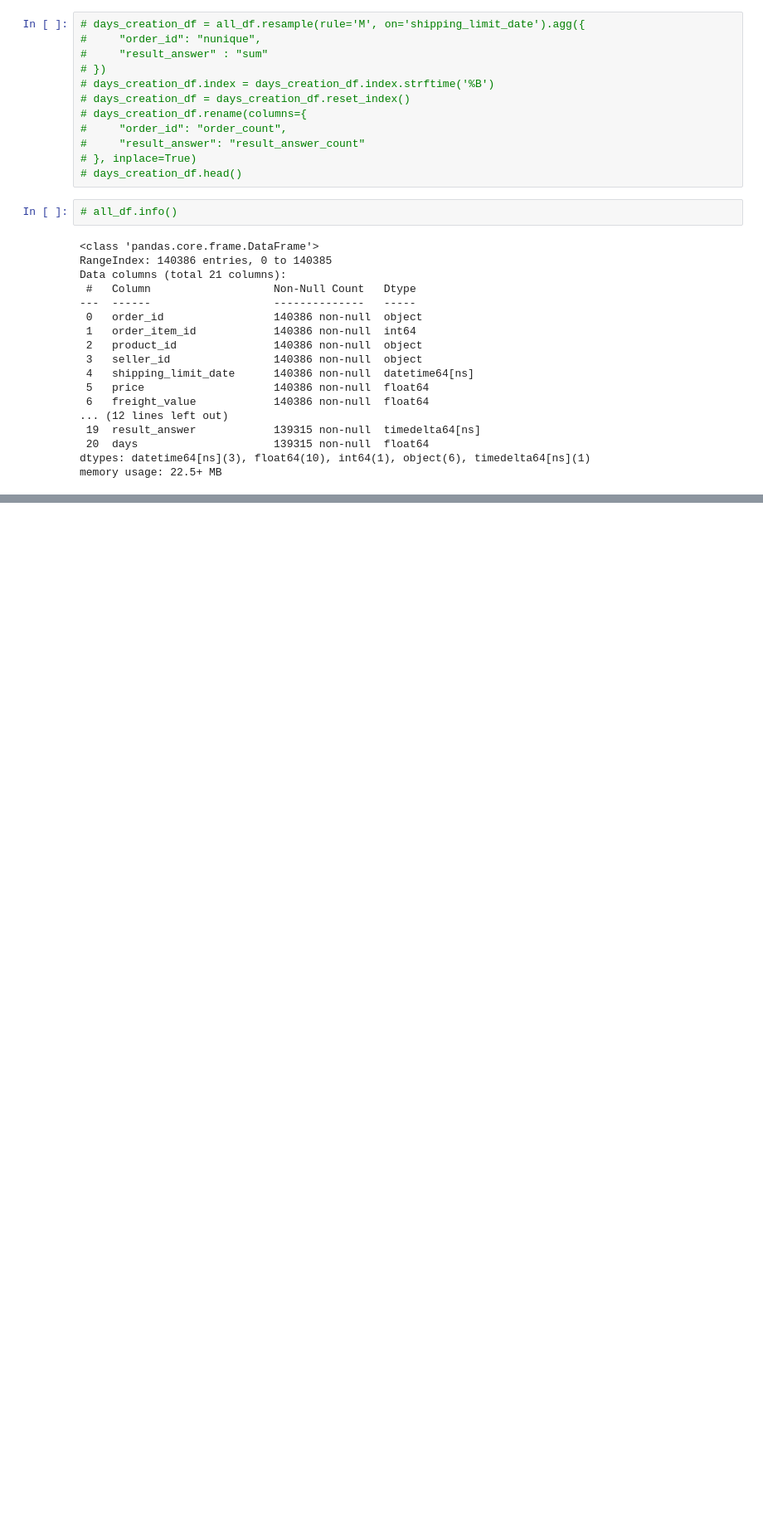
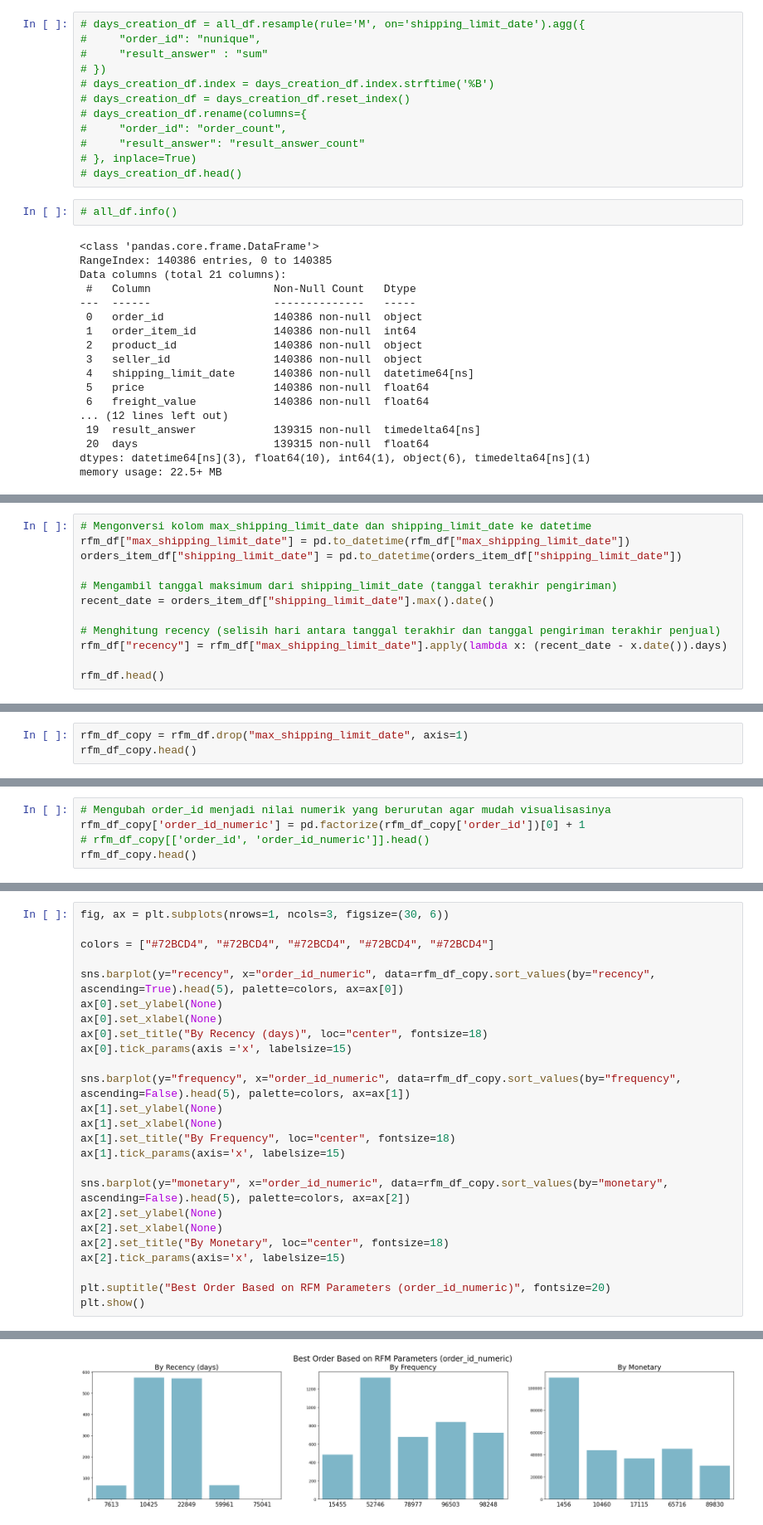
Before and after one commit to nsabilla/Project-Analisa-Data, a Jupyter notebook: notebook_nsabilla.ipynb, the cells around one changed output, grey strips where cells are left out. Shown at 83% size. Saved outputs shown, nothing was run; the diff lists cells and outputs as text; blank space fills up the shorter version.

```diff
--- a/notebook_nsabilla.ipynb
+++ b/notebook_nsabilla.ipynb
@@ -922,0 +965,12 @@ memory usage: 22.5+ MB
+# %%
+# Mengonversi kolom max_shipping_limit_date dan shipping_limit_date ke datetime
+rfm_df["max_shipping_limit_date"] = pd.to_datetime(rfm_df["max_shipping_limit_date"])
+orders_item_df["shipping_limit_date"] = pd.to_datetime(orders_item_df["shipping_limit_date"])
+
+# Mengambil tanggal maksimum dari shipping_limit_date (tanggal terakhir pengiriman)
+recent_date = orders_item_df["shipping_limit_date"].max().date()
+
+# Menghitung recency (selisih hari antara tanggal terakhir dan tanggal pengiriman terakhir penjual)
+rfm_df["recency"] = rfm_df["max_shipping_limit_date"].apply(lambda x: (recent_date - x.date()).days)
+
+rfm_df.head()
@@ -922,0 +984,3 @@ memory usage: 22.5+ MB
+# %%
+rfm_df_copy = rfm_df.drop("max_shipping_limit_date", axis=1)
+rfm_df_copy.head()
@@ -922,0 +1024,5 @@ memory usage: 22.5+ MB
+# %%
+# Mengubah order_id menjadi nilai numerik yang berurutan agar mudah visualisasinya
+rfm_df_copy['order_id_numeric'] = pd.factorize(rfm_df_copy['order_id'])[0] + 1
+# rfm_df_copy[['order_id', 'order_id_numeric']].head()
+rfm_df_copy.head()
@@ -922,0 +1052,26 @@ memory usage: 22.5+ MB
+# %%
+fig, ax = plt.subplots(nrows=1, ncols=3, figsize=(30, 6))
+
+colors = ["#72BCD4", "#72BCD4", "#72BCD4", "#72BCD4", "#72BCD4"]
+
+sns.barplot(y="recency", x="order_id_numeric", data=rfm_df_copy.sort_values(by="recency", ascending=True).head(5), palette=colors, ax=ax[0])
+ax[0].set_ylabel(None)
+ax[0].set_xlabel(None)
+ax[0].set_title("By Recency (days)", loc="center", fontsize=18)
+ax[0].tick_params(axis ='x', labelsize=15)
+
+sns.barplot(y="frequency", x="order_id_numeric", data=rfm_df_copy.sort_values(by="frequency", ascending=False).head(5), palette=colors, ax=ax[1])
+ax[1].set_ylabel(None)
+ax[1].set_xlabel(None)
+ax[1].set_title("By Frequency", loc="center", fontsize=18)
+ax[1].tick_params(axis='x', labelsize=15)
+
+sns.barplot(y="monetary", x="order_id_numeric", data=rfm_df_copy.sort_values(by="monetary", ascending=False).head(5), palette=colors, ax=ax[2])
+ax[2].set_ylabel(None)
+ax[2].set_xlabel(None)
+ax[2].set_title("By Monetary", loc="center", fontsize=18)
+ax[2].tick_params(axis='x', labelsize=15)
+
+plt.suptitle("Best Order Based on RFM Parameters (order_id_numeric)", fontsize=20)
+plt.show()
+# %% [output]
@@ -922,0 +1089 @@ memory usage: 22.5+ MB
+[figure, added]
```
Also changed, not shown: parts of 21 cells of this notebook, 1 other file.
